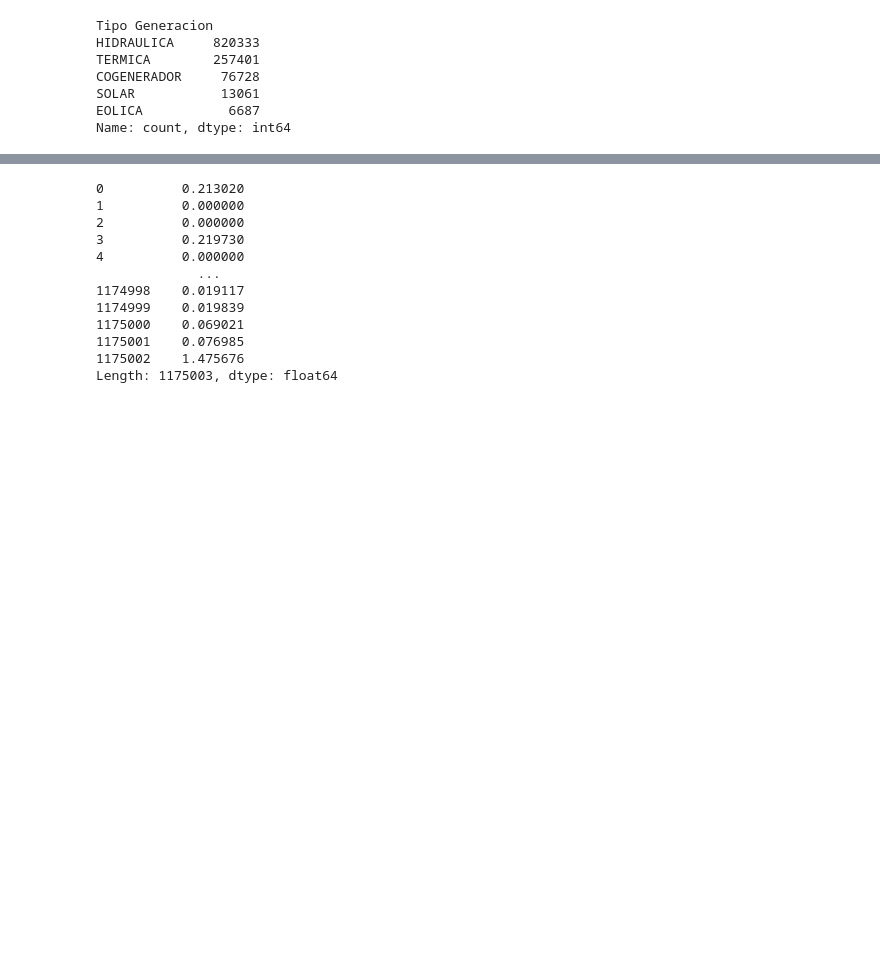
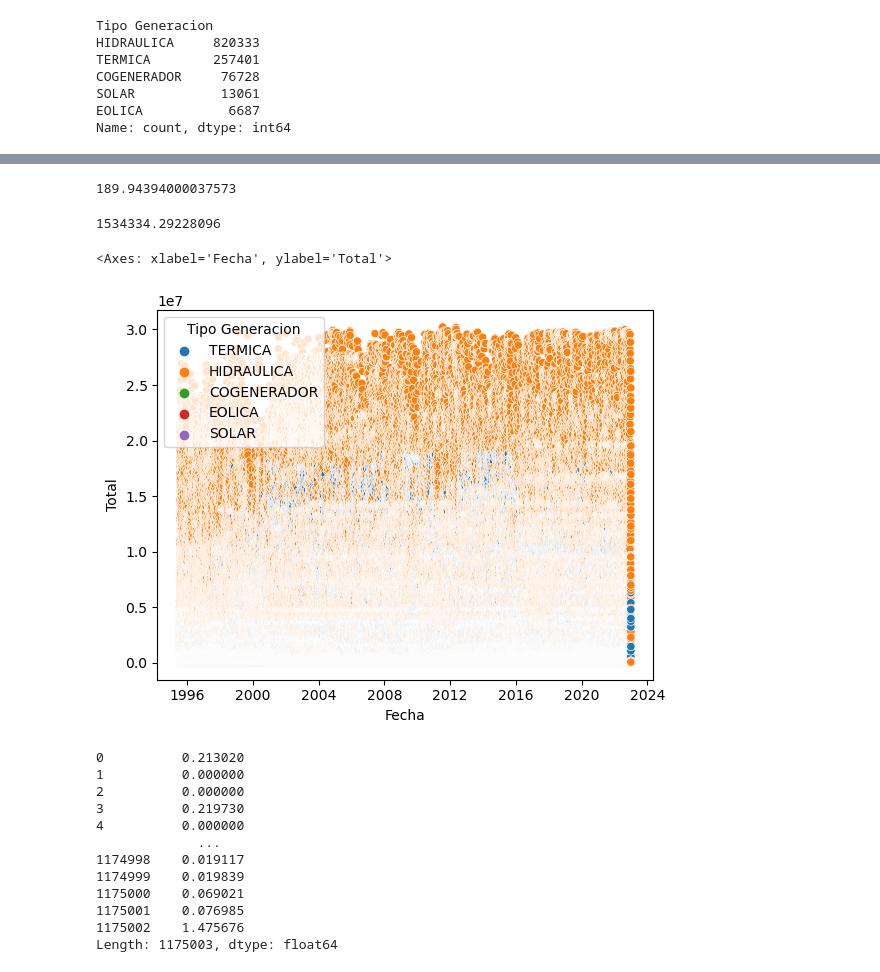
Before and after one commit to Mateoferrnandez/Projects, a Jupyter notebook: Personal Projects/Generacion electrica en Colombia/Dtacleaning.ipynb, the cells around one changed output, grey strips where cells are left out. Drawn from its saved outputs; the diff is of its cells as text; code cells hidden in the pictures; blank space fills up the shorter version.

```diff
--- a/Personal Projects/Generacion electrica en Colombia/Dtacleaning.ipynb
+++ b/Personal Projects/Generacion electrica en Colombia/Dtacleaning.ipynb
@@ -394,0 +360,4 @@ union.head()
+# %%
+union["Total"].sum()/1000000-suma
+# %% [output]
+189.94394000037573
@@ -395,3 +369,12 @@ union.head()
+# %%
+suma
+# %% [output]
+1534334.29228096
+# %%
+sns.scatterplot(x="Fecha",y="Total",data=union, hue = "Tipo Generacion")
+# %% [output]
+<Axes: xlabel='Fecha', ylabel='Total'>
+[figure, added]
 # %%
 union[union.columns[5:29]].sum(axis=1)/1000000
 # %% [output]
```
Also changed, not shown: parts of 6 cells of this notebook.
